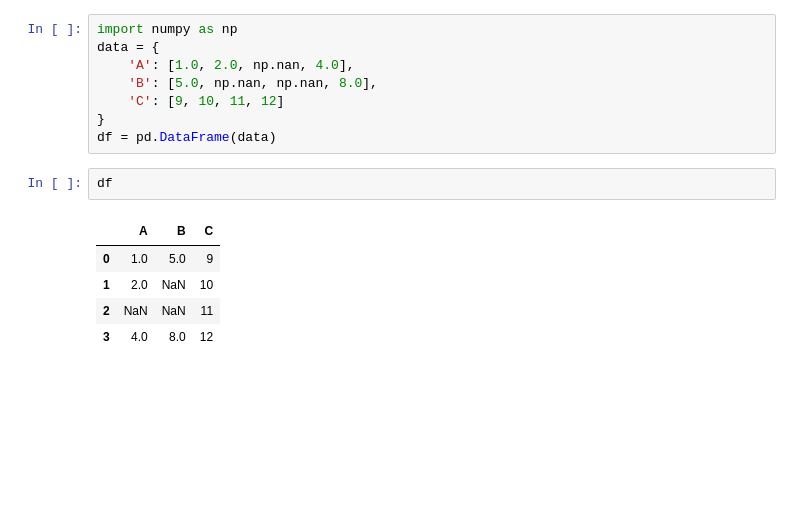
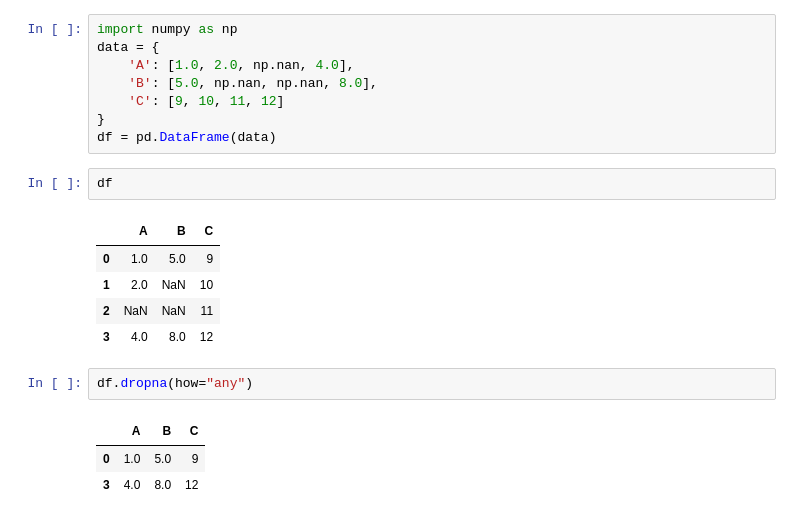
Before and after one commit to rajonkar/MyLearning, a Jupyter notebook: Ex_Files_Python_Data_Analysis_Healthcare/Exercise Files/Python Files/02_01 Explore Patient Visit Demo Dataset.ipynb, the cells around one changed output. Saved outputs shown, nothing was run; the diff lists cells and outputs as text; blank space fills up the shorter version.

```diff
--- a/Ex_Files_Python_Data_Analysis_Healthcare/Exercise Files/Python Files/02_01 Explore Patient Visit Demo Dataset.ipynb
+++ b/Ex_Files_Python_Data_Analysis_Healthcare/Exercise Files/Python Files/02_01 Explore Patient Visit Demo Dataset.ipynb
@@ -210,3 +210,9 @@ df
 | 1 | 2.0 | NaN | 10 |
 | 2 | NaN | NaN | 11 |
 | 3 | 4.0 | 8.0 | 12 |
+# %%
+df.dropna(how="any")
+# %% [output]
+|  | A | B | C |
+| 0 | 1.0 | 5.0 | 9 |
+| 3 | 4.0 | 8.0 | 12 |
```
